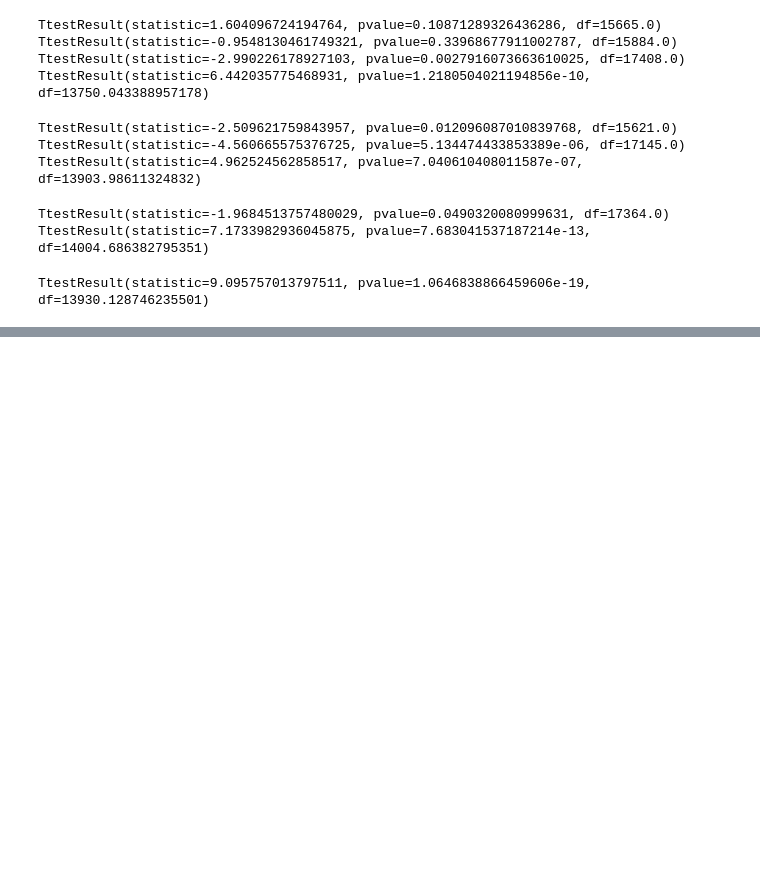
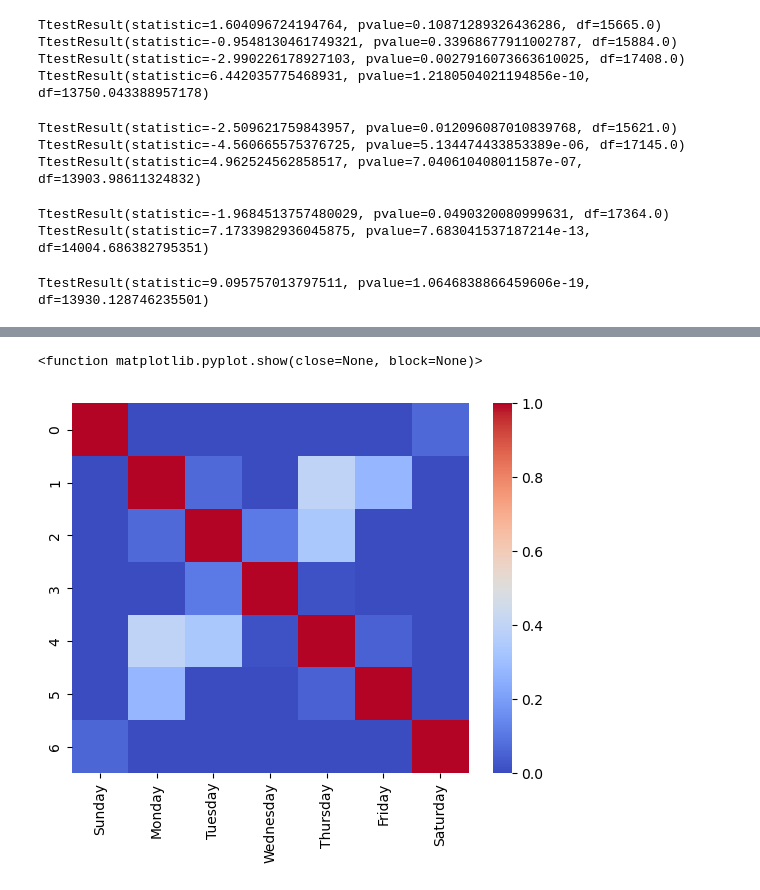
Before and after one commit to martabaker/ds-project-1-group-11, a Jupyter notebook: Regression/Regression.ipynb, the cells around one changed output, grey strips where cells are left out. Drawn from its saved outputs; the diff is of its cells as text; code cells hidden in the pictures; blank space fills up the shorter version.

Commit message:
Created DataFrame of p-values

```diff
--- a/Regression/Regression.ipynb
+++ b/Regression/Regression.ipynb
@@ -258,0 +329,40 @@ TtestResult(statistic=9.095757013797511, pvalue=1.0646838866459606e-19, df=13930
+# %%
+# T-tests for Thursday
+stat05 = stats.ttest_ind(thur, sun, equal_var=False)[1]
+stat15 = stats.ttest_ind(thur, mon, equal_var=False)[1]
+stat25 = stats.ttest_ind(thur, tues, equal_var=False)[1]
+stat35 = stats.ttest_ind(thur, wed, equal_var=False)[1]
+stat45 = stats.ttest_ind(thur, thur, equal_var=False)[1]
+stat55 = stats.ttest_ind(thur, fri, equal_var=False)[1]
+stat65 = stats.ttest_ind(thur, sat, equal_var=True)[1]
+# %%
+# T-tests for Friday
+stat06 = stats.ttest_ind(fri, sun, equal_var=False)[1]
+stat16 = stats.ttest_ind(fri, mon, equal_var=False)[1]
+stat26 = stats.ttest_ind(fri, tues, equal_var=False)[1]
+stat36 = stats.ttest_ind(fri, wed, equal_var=False)[1]
+stat46 = stats.ttest_ind(fri, thur, equal_var=False)[1]
+stat56 = stats.ttest_ind(fri, fri, equal_var=False)[1]
+stat66 = stats.ttest_ind(fri, sat, equal_var=True)[1]
+# %%
+# T-tests for Saturday
+stat07 = stats.ttest_ind(sat, sun, equal_var=False)[1]
+stat17 = stats.ttest_ind(sat, mon, equal_var=False)[1]
+stat27 = stats.ttest_ind(sat, tues, equal_var=False)[1]
+stat37 = stats.ttest_ind(sat, wed, equal_var=False)[1]
+stat47 = stats.ttest_ind(sat, thur, equal_var=False)[1]
+stat57 = stats.ttest_ind(sat, fri, equal_var=False)[1]
+stat67 = stats.ttest_ind(sat, sat, equal_var=True)[1]
+# %%
+# Create new DataFrame
+data = {"Sunday": [stat01, stat11, stat21, stat31, stat41, stat51, stat61],
+        "Monday": [stat02, stat12, stat22, stat32, stat42, stat52, stat62],
+        "Tuesday": [stat03, stat13, stat23, stat33, stat43, stat53, stat63],
+        "Wednesday": [stat04, stat14, stat24, stat34, stat44, stat54, stat64],
+        "Thursday": [stat05, stat15, stat25, stat35, stat45, stat55, stat65],
+        "Friday": [stat06, stat16, stat26, stat36, stat46, stat56, stat66],
+        "Saturday": [stat07, stat17, stat27, stat37, stat47, stat57, stat67],
+       }
+
+data_df = pd.DataFrame(data)
+data_df
@@ -258,0 +378,8 @@ TtestResult(statistic=9.095757013797511, pvalue=1.0646838866459606e-19, df=13930
+# %%
+# Creating a heatmap
+sns.heatmap(data_df, cmap="coolwarm")
+
+plt.show
+# %% [output]
+<function matplotlib.pyplot.show(close=None, block=None)>
+[figure, added]
```
Also changed, not shown: parts of 11 cells of this notebook.
